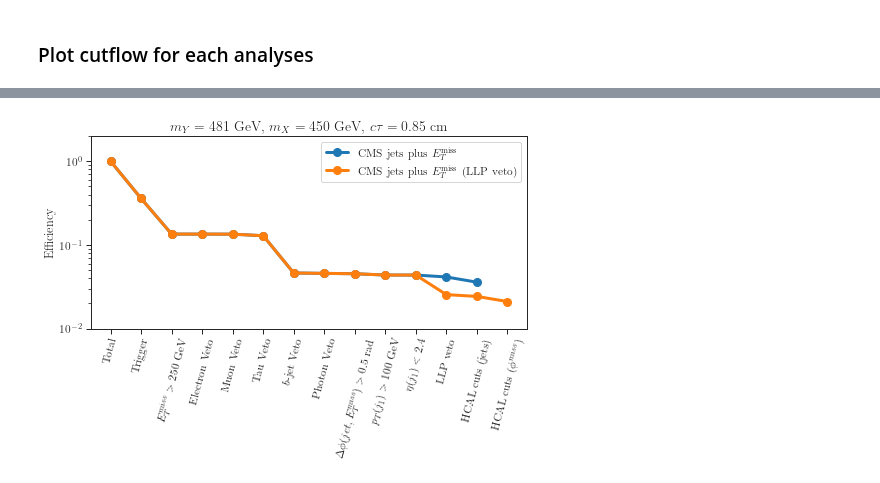
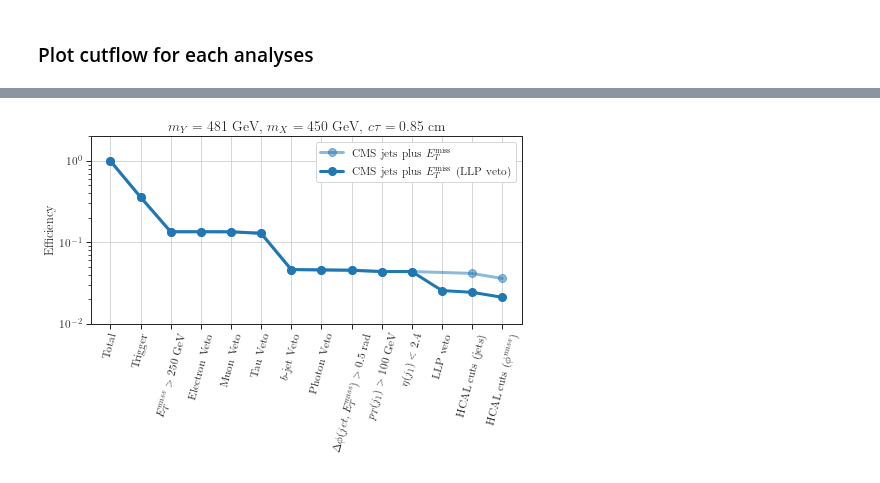
Before and after one commit to andlessa/LLP-CDFO, a Jupyter notebook: plotting/plots-CutFlow.ipynb, the cells around one changed output, grey strips where cells are left out. Drawn from its saved outputs; the diff is of its cells as text; code cells hidden in the pictures.

Commit message:
Updated cutflows

```diff
--- a/plotting/plots-CutFlow.ipynb
+++ b/plotting/plots-CutFlow.ipynb
@@ -130,29 +130,45 @@ for label,recastData in recastDataDict.items():
 # %%
 fig,ax = plt.subplots(nrows=1,ncols=1,figsize=(7,5))
+color = '#1f77b4'
 for label,recastData in recastDataDict.items():
     if not 'CMS-EXO-20-004' in label:
         continue
+
     recastData = recastData.drop(columns=dropCuts,errors='ignore')
-    x_ticks = [r'%s'%c for c in recastData.columns]
-    x_ticks = x_ticks[x_ticks.index('Total'):]
-    x_ticksL = [labelsDict[xl] if xl in labelsDict else xl for xl in x_ticks[:]]
-    x = np.arange(0.,len(x_ticksL),1.)
-    ax.set_xticks(x, x_ticksL,rotation=75)
-    y = recastData.iloc[0][x_ticks]
-    yerr = [v[1] for v in y[:]]
-    y = [v[0] for v in y[:]]
-    p = ax.plot(x,y,label=newLabels[label],linewidth=3,marker='o',markersize=8)
+    if 'LLP' in label:
+        x_ticks = [r'%s'%c for c in recastData.columns]
+        x_ticks = x_ticks[x_ticks.index('Total'):]
+        x_ticksL = [labelsDict[xl] if xl in labelsDict else xl for xl in x_ticks[:]]
+        x = np.arange(0.,len(x_ticksL),1.)
+        ax.set_xticks(x, x_ticksL,rotation=75)
+        y = recastData.iloc[0][x_ticks]
+        yerr = [v[1] for v in y[:]]
+        y = [v[0] for v in y[:]]
+        alpha = 1.0
+    else:
+        x_ticks = [r'%s'%c for c in recastData.columns]
+        x_ticks = x_ticks[x_ticks.index('Total'):]
+        x_ticksL = [labelsDict[xl] if xl in labelsDict else xl for xl in x_ticks[:]]
+        x = np.arange(0.,len(x_ticksL),1.)
+        x[-1] += 1
+        x[-2] += 1
+        y = recastData.iloc[0][x_ticks]
+        yerr = [v[1] for v in y[:]]
+        y = [v[0] for v in y[:]]
+        alpha=0.5
+
+    p = ax.plot(x,y,label=newLabels[label],linewidth=3,
+                marker='o',markersize=8,color=color,alpha=alpha)
     ax.set_yscale('log')
-    ax.set_ylabel('Efficiency')
-    if 'CMS' in label:
-        ax.set_ylim(1e-2,2.)
-        ax.set_yticks([1e-2,1e-1,1.])
 
-    ax.set_title(title[label],fontsize=14)
-    ax.legend(framealpha=1.0)
-    ax.grid()
+plt.ylabel('Efficiency')
+plt.ylim(1e-2,2.)
+plt.yticks([1e-2,1e-1,1.])
+plt.title(title[label],fontsize=14)
+plt.legend(framealpha=1.0)
+plt.grid()
 plt.tight_layout()
-# plt.savefig('cutflows_%s_%s.png' %(label,figlabel[label]))
+plt.savefig('cutflows_CMS-EXO-20-004-all_%s.png' %(figlabel[label]))
 plt.show()
 # %% [output]
-[figure, old version]
+[figure, new version]
```
Also changed, not shown: parts of 1 cell of this notebook, 6 other files.
